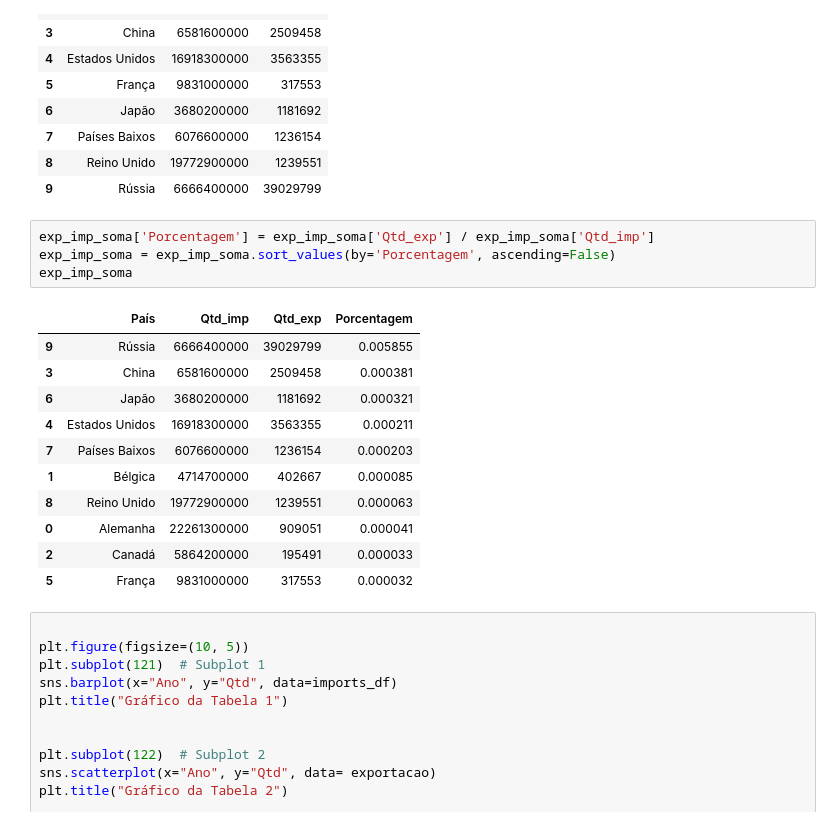
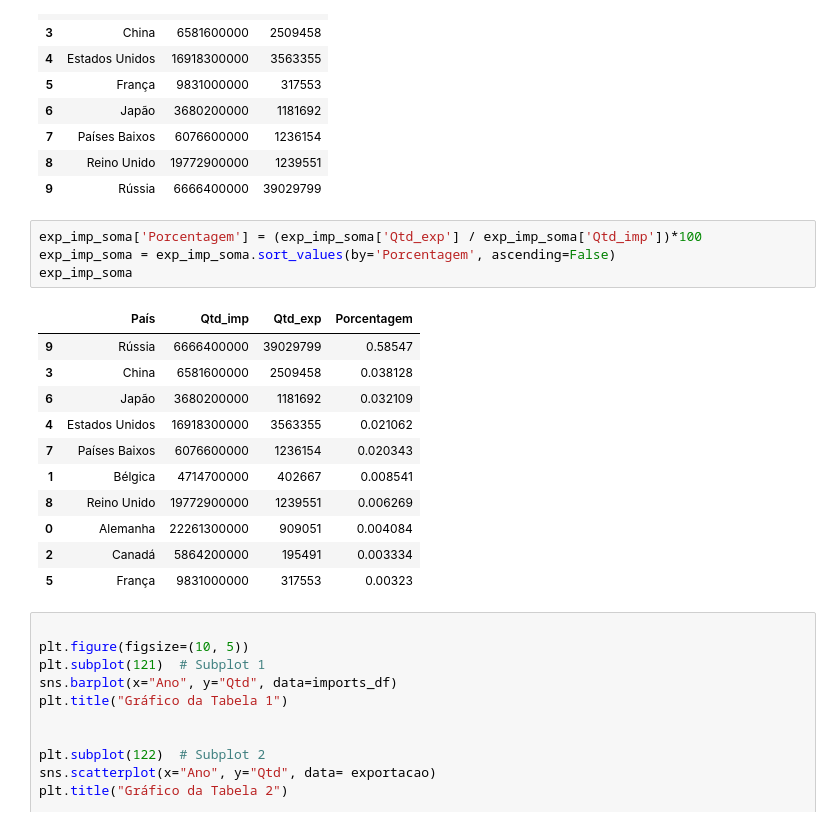
Before and after one commit to VivianeCorreia/Tech-Challenge, a Jupyter notebook: 2_challenge.ipynb, the cells around one changed output. Drawn from its saved outputs; the diff is of its cells as text.

```diff
--- a/2_challenge.ipynb
+++ b/2_challenge.ipynb
@@ -1247,21 +1247,21 @@ exp_imp_soma
 | 8 | Reino Unido | 19772900000 | 1239551 |
 | 9 | Rússia | 6666400000 | 39029799 |
 # %%
-exp_imp_soma['Porcentagem'] = exp_imp_soma['Qtd_exp'] / exp_imp_soma['Qtd_imp']
+exp_imp_soma['Porcentagem'] = (exp_imp_soma['Qtd_exp'] / exp_imp_soma['Qtd_imp'])*100
 exp_imp_soma = exp_imp_soma.sort_values(by='Porcentagem', ascending=False)
 exp_imp_soma
 # %% [output]
 |  | País | Qtd_imp | Qtd_exp | Porcentagem |
-| 9 | Rússia | 6666400000 | 39029799 | 0.005855 |
-| 3 | China | 6581600000 | 2509458 | 0.000381 |
-| 6 | Japão | 3680200000 | 1181692 | 0.000321 |
-| 4 | Estados Unidos | 16918300000 | 3563355 | 0.000211 |
-| 7 | Países Baixos | 6076600000 | 1236154 | 0.000203 |
-| 1 | Bélgica | 4714700000 | 402667 | 0.000085 |
-| 8 | Reino Unido | 19772900000 | 1239551 | 0.000063 |
-| 0 | Alemanha | 22261300000 | 909051 | 0.000041 |
-| 2 | Canadá | 5864200000 | 195491 | 0.000033 |
-| 5 | França | 9831000000 | 317553 | 0.000032 |
+| 9 | Rússia | 6666400000 | 39029799 | 0.58547 |
+| 3 | China | 6581600000 | 2509458 | 0.038128 |
+| 6 | Japão | 3680200000 | 1181692 | 0.032109 |
+| 4 | Estados Unidos | 16918300000 | 3563355 | 0.021062 |
+| 7 | Países Baixos | 6076600000 | 1236154 | 0.020343 |
+| 1 | Bélgica | 4714700000 | 402667 | 0.008541 |
+| 8 | Reino Unido | 19772900000 | 1239551 | 0.006269 |
+| 0 | Alemanha | 22261300000 | 909051 | 0.004084 |
+| 2 | Canadá | 5864200000 | 195491 | 0.003334 |
+| 5 | França | 9831000000 | 317553 | 0.00323 |
 # %%
 
 plt.figure(figsize=(10, 5))
```
